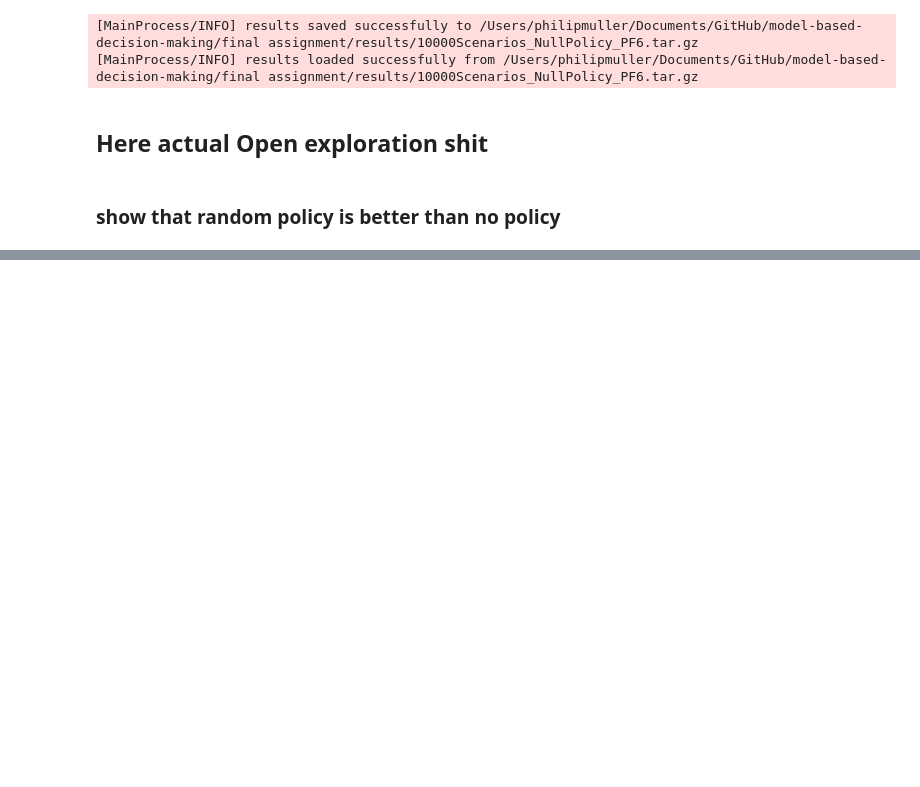
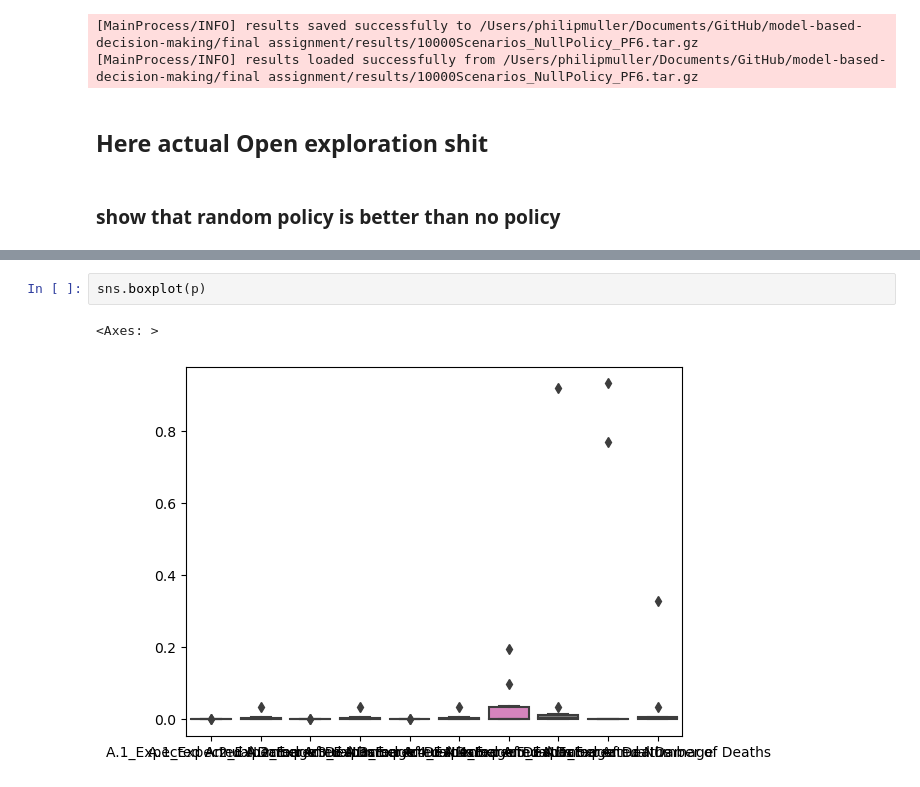
Before and after one commit to phillippmueller/model-based-decision-making, a Jupyter notebook: final assignment/Open exploration Dike Ring3.ipynb, the cells around one changed output, grey strips where cells are left out. Cells and saved outputs as stored; diff of their text form; blank space fills up the shorter version.

```diff
--- a/final assignment/Open exploration Dike Ring3.ipynb
+++ b/final assignment/Open exploration Dike Ring3.ipynb
@@ -322,0 +249,5 @@ plt.show()
+# %%
+sns.boxplot(p)
+# %% [output]
+<Axes: >
+[figure, added]
```
Also changed, not shown: parts of 18 cells of this notebook, 2 other files.
